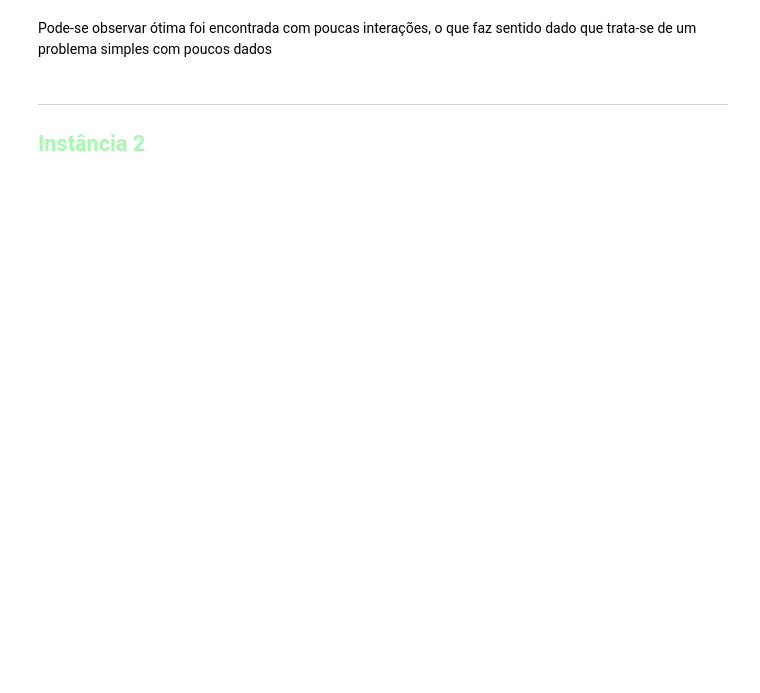
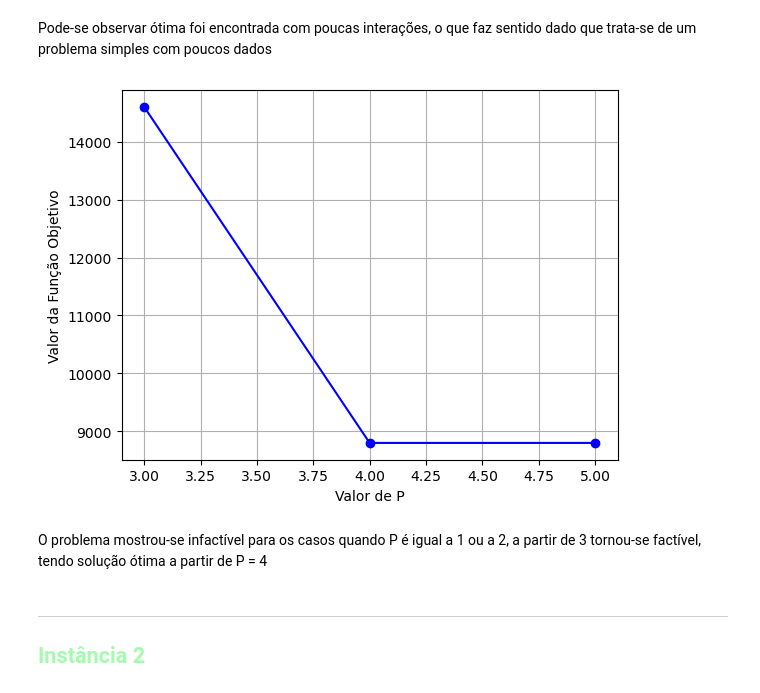
Before and after one commit to RodrigoTRS/trabalho-IPO-SME0510, a Jupyter notebook: notebooks/P2.ipynb, the cells around one changed output. Saved outputs shown, nothing was run; the diff lists cells and outputs as text; code cells hidden in the pictures; blank space fills up the shorter version.

```diff
--- a/notebooks/P2.ipynb
+++ b/notebooks/P2.ipynb
@@ -125,6 +128,19 @@ Optimal solution found (tolerance 1.00e-04)
 Best objective 8.800000000000e+03, best bound 8.800000000000e+03, gap 0.0000%
 # %% [markdown]
 Pode-se observar ótima foi encontrada com poucas interações, o que faz sentido dado que trata-se de um problema simples com poucos dados
+# %%
+x = [3, 4, 5]
+y = [14600, 8800, 8800]
+
+plt.plot(x, y, '-ob')
+plt.xlabel('Valor de P')
+plt.ylabel('Valor da Função Objetivo')
+plt.grid()
+plt.show()
+# %% [output]
+[figure, added]
+# %% [markdown]
+O problema mostrou-se infactível para os casos quando P é igual a 1 ou a 2, a partir de 3 tornou-se factível, tendo solução ótima a partir de P = 4
 # %% [markdown]
 ----
 
```
Also changed, not shown: parts of 10 cells of this notebook, 1 other file.
